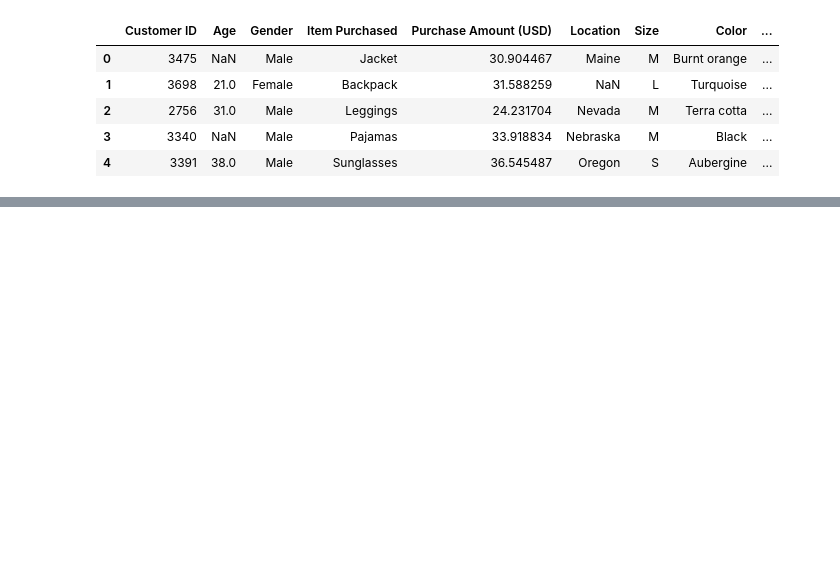
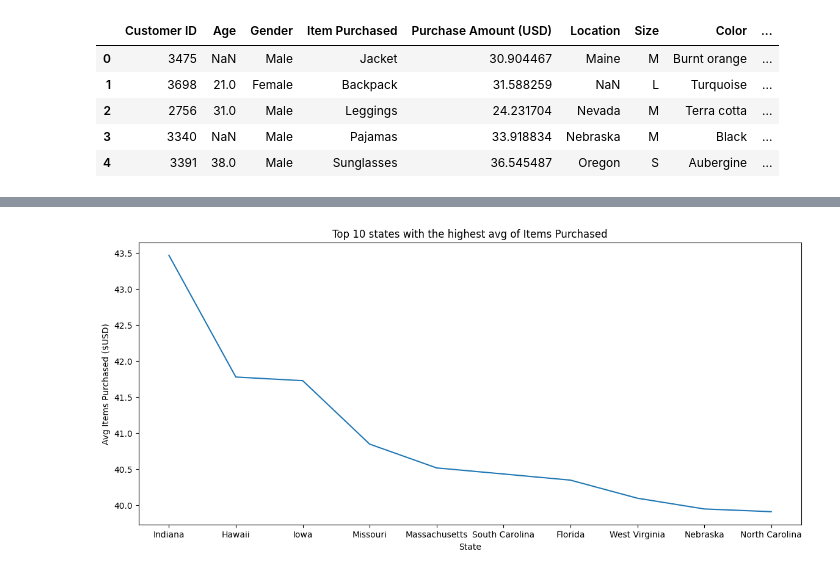
Before and after one commit to Reggie-Amedee-Tech/shopping-behavior, a Jupyter notebook: explore.ipynb, the cells around one changed output, grey strips where cells are left out. Cells and saved outputs as stored; diff of their text form; code cells hidden in the pictures; blank space fills up the shorter version.

```diff
--- a/explore.ipynb
+++ b/explore.ipynb
@@ -46,0 +89,10 @@ df.describe()
+# %%
+df['Purchase Amount (USD)'] = df['Purchase Amount (USD)'].__round__(2)
+
+
+
+markets_purchasing_power = df.groupby("Location")['Purchase Amount (USD)'].agg(["sum"]).sort_values(by="sum", ascending=False)[:10]
+markets_purchasing_power
+
+markets_highest_average = df.groupby("Location")['Purchase Amount (USD)'].agg(["mean"]).sort_values(by="mean", ascending=False)[:10]
+markets_highest_average
@@ -46,0 +112,11 @@ df.describe()
+# %%
+
+plt.figure(figsize=(14,6))
+plt.plot(markets_highest_average['mean'])
+
+plt.title("Top 10 states with the highest avg of Items Purchased")
+plt.ylabel("Avg Items Purchased ($USD)")
+plt.xlabel("State")
+plt.show()
+# %% [output]
+[figure, added]
```
Also changed, not shown: parts of 11 cells of this notebook.
